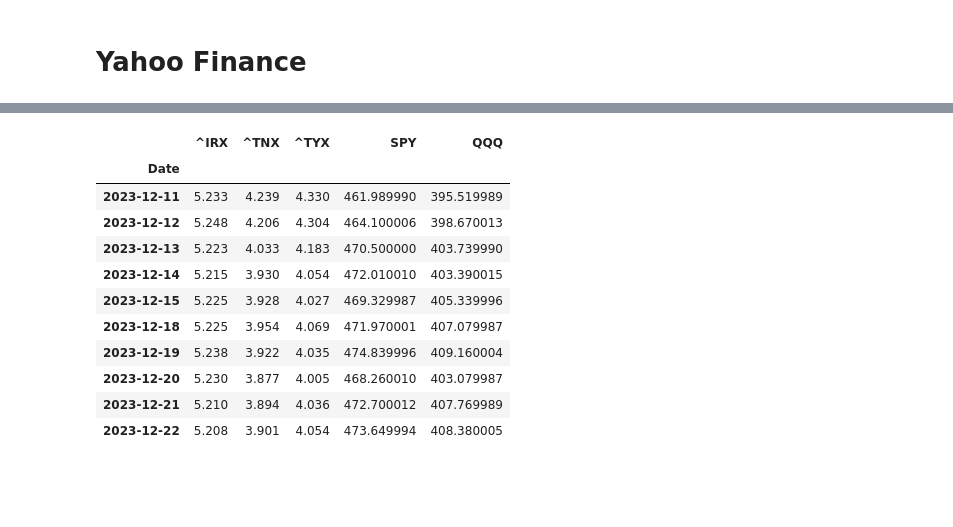
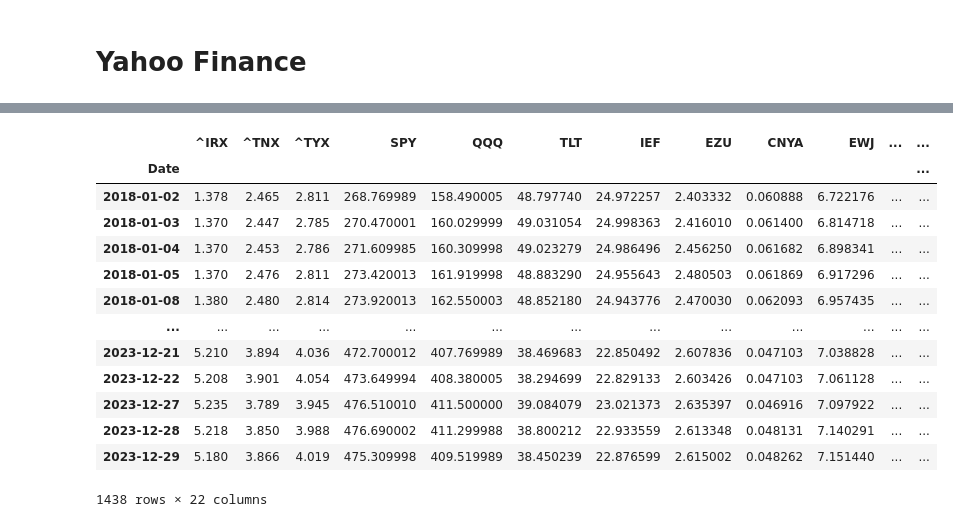
Before and after one commit to genzstrategy/trading, a Jupyter notebook: yahoo-finance.ipynb, the cells around one changed output, grey strips where cells are left out. Drawn from its saved outputs; the diff is of its cells as text; code cells hidden in the pictures; blank space fills up the shorter version.

```diff
--- a/yahoo-finance.ipynb
+++ b/yahoo-finance.ipynb
@@ -6,5 +6,5 @@ import pandas as pd
 from datetime import datetime, timedelta
 # %%
 frequency = "1d"
-start_time = "2015-12-13"
+start_time = "2018-01-01"
 end_time = (datetime.now() - timedelta(days=1)).strftime('%Y-%m-%d')  # Set end_time to yesterday
@@ -11,14 +64,27 @@ end_time = (datetime.now() - timedelta(days=1)).strftime('%Y-%m-%d')  # Set end_
 # %%
-# Ticker symbols for 13-week, 10-year, and 30-year US Treasuries
-# Note: These ticker symbols are commonly used representations but should be verified.
-tickers = ["^IRX", "^TNX", "^TYX", "SPY", "QQQ"]  # Replace with actual ticker symbols if different
+# Existing tickers and additional ETF tickers
+tickers = ["^IRX", "^TNX", "^TYX", "SPY", "QQQ"]
+additional_tickers = etfs  # ETFs list
+tickers.extend(additional_tickers)
 
-# Create a dictionary to store the data
+# Retrieve historical data
 historical_data = {}
+for ticker in tickers:
+    historical_data[ticker] = yf.download(ticker, start=start_time, end=end_time, interval=frequency)['Close']
 
-# Retrieve historical data for each Treasury
-for ticker in tickers:
-    historical_data[ticker] = yf.download(ticker, start=start_time, end=end_time, interval=frequency)
+# Combine and weight data
+combined_data = pd.DataFrame()
+for ticker, data in historical_data.items():
+    if ticker in weights:  # Apply weighting for ETFs
+        combined_data[ticker] = data * weights[ticker]
+    else:  # Use the data as is for other tickers
+        combined_data[ticker] = data
+
+# Calculate the Global Liquidity Index as the sum of all (weighted and non-weighted) columns
+combined_data['Global_Liquidity_Index'] = combined_data.sum(axis=1)
+combined_data.dropna(inplace=True)
+
+# combined_data now contains the weighted Global Liquidity Index and individual ticker data
 # %% [output]
 [*********************100%%**********************]  1 of 1 completed
 [*********************100%%**********************]  1 of 1 completed
@@ -28,8 +105,0 @@ for ticker in tickers:
-# %%
-combined_data = pd.DataFrame()
-
-for ticker, data in historical_data.items():
-    # Extract the 'Close' column and rename it to the ticker's name
-    close_data = data['Close'].rename(ticker)
-    # Join with the main DataFrame
-    combined_data = combined_data.join(close_data, how='outer')
@@ -36,15 +116,18 @@ for ticker, data in historical_data.items():
 # %%
-combined_data.tail(10)
+combined_data.dropna(inplace=True)
+combined_data
 # %% [output]
-|  | ^IRX | ^TNX | ^TYX | SPY | QQQ |
-| Date |  |  |  |  |  |
-| 2023-12-11 | 5.233 | 4.239 | 4.330 | 461.989990 | 395.519989 |
-| 2023-12-12 | 5.248 | 4.206 | 4.304 | 464.100006 | 398.670013 |
-| 2023-12-13 | 5.223 | 4.033 | 4.183 | 470.500000 | 403.739990 |
-| 2023-12-14 | 5.215 | 3.930 | 4.054 | 472.010010 | 403.390015 |
-| 2023-12-15 | 5.225 | 3.928 | 4.027 | 469.329987 | 405.339996 |
-| 2023-12-18 | 5.225 | 3.954 | 4.069 | 471.970001 | 407.079987 |
-| 2023-12-19 | 5.238 | 3.922 | 4.035 | 474.839996 | 409.160004 |
-| 2023-12-20 | 5.230 | 3.877 | 4.005 | 468.260010 | 403.079987 |
-| 2023-12-21 | 5.210 | 3.894 | 4.036 | 472.700012 | 407.769989 |
-| 2023-12-22 | 5.208 | 3.901 | 4.054 | 473.649994 | 408.380005 |
+|  | ^IRX | ^TNX | ^TYX | SPY | QQQ | TLT | IEF | EZU | CNYA | EWJ | ... | ... |
+| Date |  |  |  |  |  |  |  |  |  |  |  | ... |
+| 2018-01-02 | 1.378 | 2.465 | 2.811 | 268.769989 | 158.490005 | 48.797740 | 24.972257 | 2.403332 | 0.060888 | 6.722176 | ... | ... |
+| 2018-01-03 | 1.370 | 2.447 | 2.785 | 270.470001 | 160.029999 | 49.031054 | 24.998363 | 2.416010 | 0.061400 | 6.814718 | ... | ... |
+| 2018-01-04 | 1.370 | 2.453 | 2.786 | 271.609985 | 160.309998 | 49.023279 | 24.986496 | 2.456250 | 0.061682 | 6.898341 | ... | ... |
+| 2018-01-05 | 1.370 | 2.476 | 2.811 | 273.420013 | 161.919998 | 48.883290 | 24.955643 | 2.480503 | 0.061869 | 6.917296 | ... | ... |
+| 2018-01-08 | 1.380 | 2.480 | 2.814 | 273.920013 | 162.550003 | 48.852180 | 24.943776 | 2.470030 | 0.062093 | 6.957435 | ... | ... |
+| ... | ... | ... | ... | ... | ... | ... | ... | ... | ... | ... | ... | ... |
+| 2023-12-21 | 5.210 | 3.894 | 4.036 | 472.700012 | 407.769989 | 38.469683 | 22.850492 | 2.607836 | 0.047103 | 7.038828 | ... | ... |
+| 2023-12-22 | 5.208 | 3.901 | 4.054 | 473.649994 | 408.380005 | 38.294699 | 22.829133 | 2.603426 | 0.047103 | 7.061128 | ... | ... |
+| 2023-12-27 | 5.235 | 3.789 | 3.945 | 476.510010 | 411.500000 | 39.084079 | 23.021373 | 2.635397 | 0.046916 | 7.097922 | ... | ... |
+| 2023-12-28 | 5.218 | 3.850 | 3.988 | 476.690002 | 411.299988 | 38.800212 | 22.933559 | 2.613348 | 0.048131 | 7.140291 | ... | ... |
+| 2023-12-29 | 5.180 | 3.866 | 4.019 | 475.309998 | 409.519989 | 38.450239 | 22.876599 | 2.615002 | 0.048262 | 7.151440 | ... | ... |
+1438 rows × 22 columns
```
Also changed, not shown: parts of 7 cells of this notebook, 5 other files.
